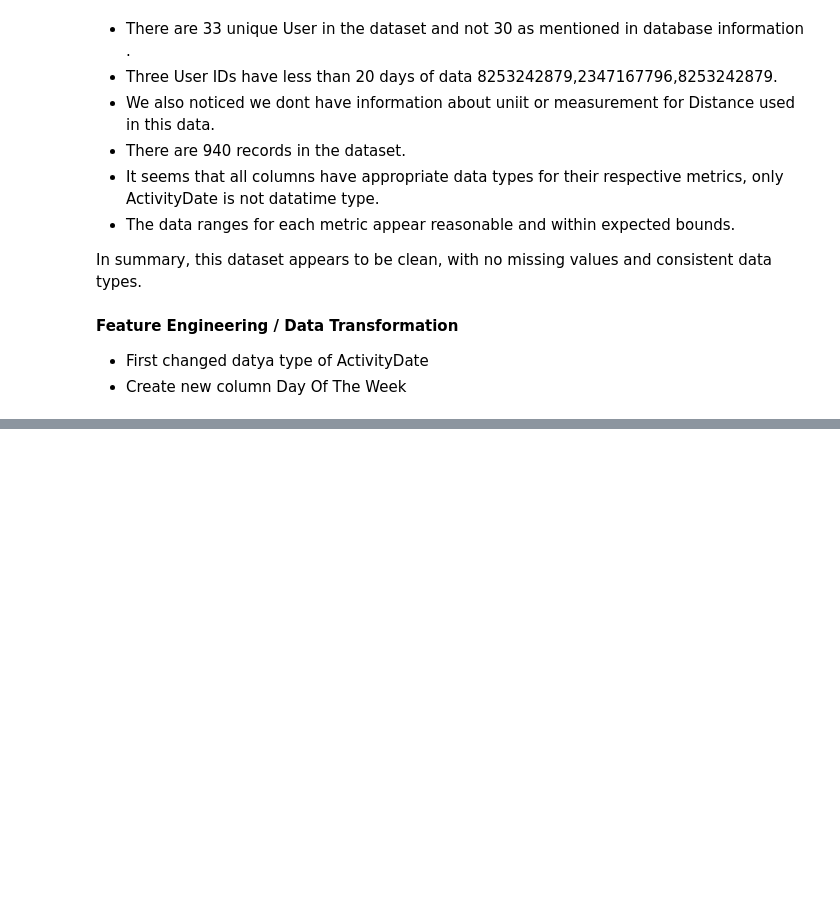
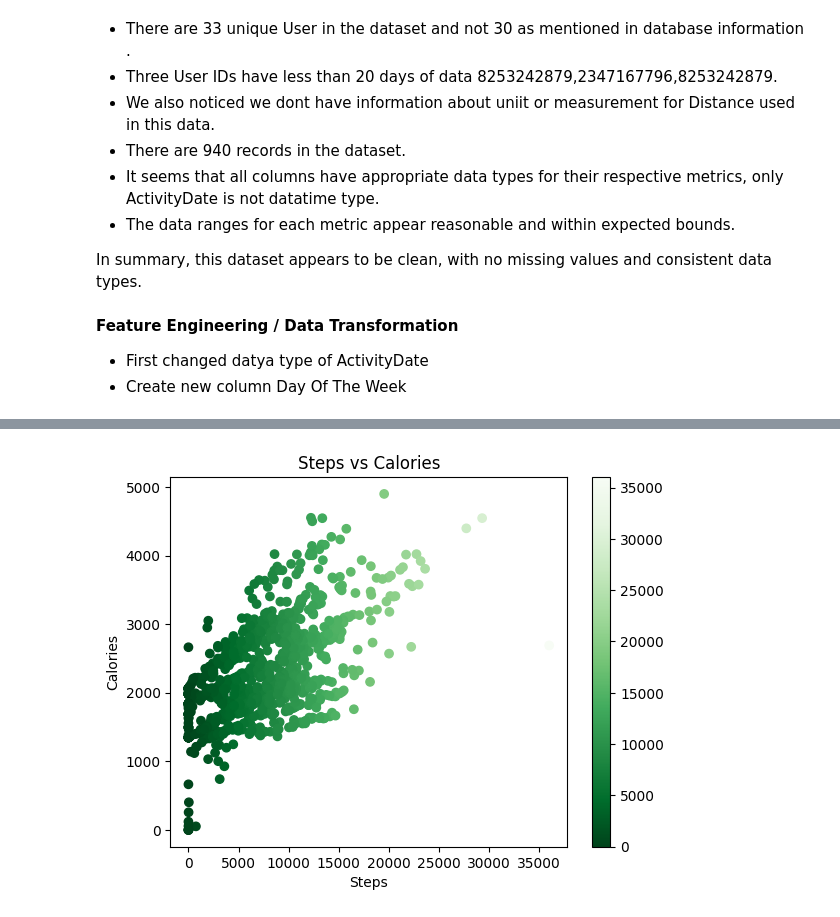
Before and after one commit to sujitjbhagwat/sujitjbhagwat, a Jupyter notebook: bellabeat-case-study-analysis.ipynb, the cells around one changed output, grey strips where cells are left out. Cells and saved outputs as stored; diff of their text form; code cells hidden in the pictures; blank space fills up the shorter version.

```diff
--- a/bellabeat-case-study-analysis.ipynb
+++ b/bellabeat-case-study-analysis.ipynb
@@ -175,0 +272,17 @@ DailyActivityDF["ActivityDate"] = pd.to_datetime(DailyActivityDF["ActivityDate"]
+# %%
+import matplotlib.cm as cm
+steps = DailyActivityDF['TotalSteps']
+calories = DailyActivityDF['Calories']
+
+plt.scatter(steps, calories, c=steps, cmap=cm.Greens_r)
+
+plt.colorbar()
+plt.clim(steps.min(), steps.max())
+
+plt.xlabel('Steps')
+plt.ylabel('Calories')
+plt.title('Steps vs Calories')
+
+plt.show()
+# %% [output]
+[figure, added]
```
Also changed, not shown: parts of 8 cells of this notebook.
